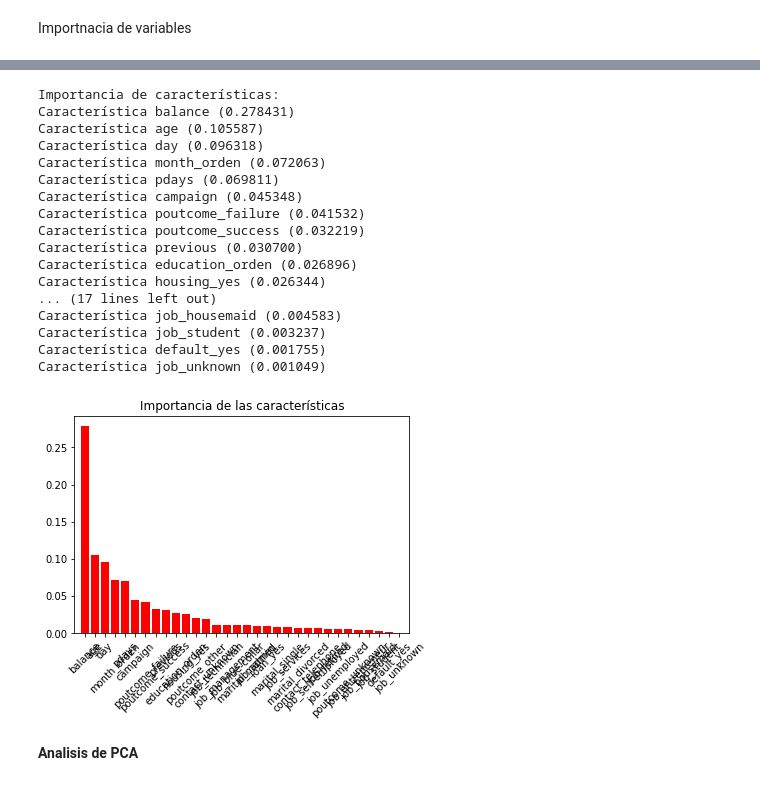
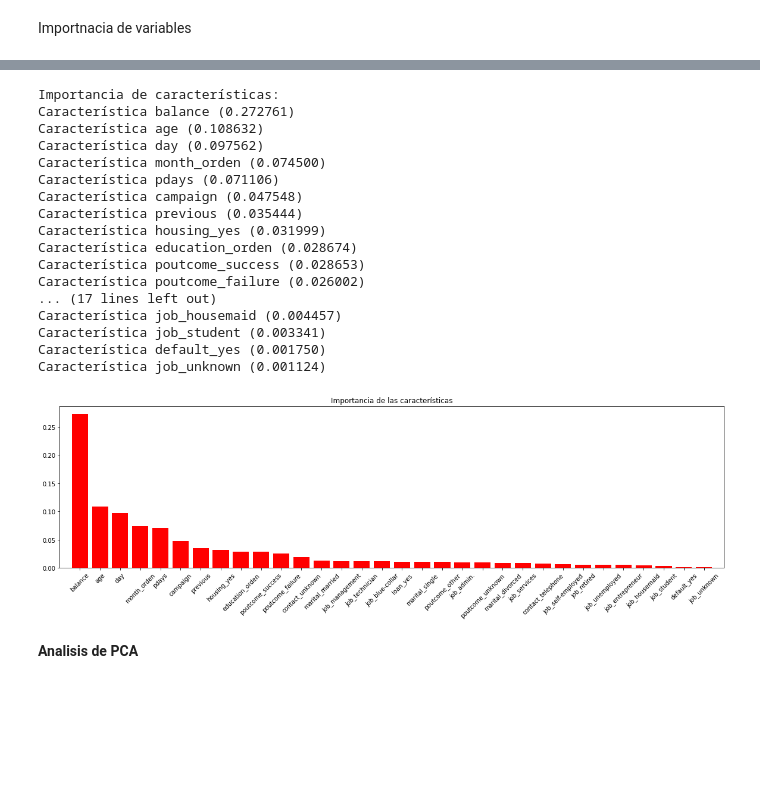
Before and after one commit to leonardo-91/sistemas-inteligentes, a Jupyter notebook: Proyecto_Final_Sistemas_Inteligentes.ipynb, the cells around one changed output, grey strips where cells are left out. Cells and saved outputs as stored; diff of their text form; code cells hidden in the pictures; blank space fills up the shorter version.

```diff
--- a/Proyecto_Final_Sistemas_Inteligentes.ipynb
+++ b/Proyecto_Final_Sistemas_Inteligentes.ipynb
@@ -1288,7 +1335,7 @@ clf.best_score_
 # %% [markdown]
 Importnacia de variables
 # %%
-clf = RandomForestClassifier(n_estimators=100, max_features=.8)
+clf = RandomForestClassifier(n_estimators=128, max_features=.4)
 clf.fit(X_trainPF, y_trainPF);
 # %%
 prediction_testAM = clf.predict(X_testPF)
@@ -1352,33 +1378,33 @@ for f in range(X_trainPF.shape[1]):
     print("Característica %s (%f)" % (df_temp.columns[int(indices[f])], importances[indices[f]]))
 # %% [output]
 Importancia de características:
-Característica balance (0.278431)
-Característica age (0.105587)
-Característica day (0.096318)
-Característica month_orden (0.072063)
-Característica pdays (0.069811)
-Característica campaign (0.045348)
-Característica poutcome_failure (0.041532)
-Característica poutcome_success (0.032219)
-Característica previous (0.030700)
-Característica education_orden (0.026896)
-Característica housing_yes (0.026344)
+Característica balance (0.272761)
+Característica age (0.108632)
+Característica day (0.097562)
+Característica month_orden (0.074500)
+Característica pdays (0.071106)
+Característica campaign (0.047548)
+Característica previous (0.035444)
+Característica housing_yes (0.031999)
+Característica education_orden (0.028674)
+Característica poutcome_success (0.028653)
+Característica poutcome_failure (0.026002)
 ... (17 lines left out)
-Característica job_housemaid (0.004583)
-Característica job_student (0.003237)
-Característica default_yes (0.001755)
-Característica job_unknown (0.001049)
+Característica job_housemaid (0.004457)
+Característica job_student (0.003341)
+Característica default_yes (0.001750)
+Característica job_unknown (0.001124)
 # %%
-plt.figure()
+plt.figure(figsize=(20,5))
 plt.title("Importancia de las características")
 plt.bar(range(X_trainPF.shape[1]), importances[indices],
        color="r", align="center")
 xticks_labels = [df_temp.columns[i] for i in indices]
 plt.xticks(range(X2_scaler.shape[1]), xticks_labels, rotation=45)
 plt.xlim([-1, X2_scaler.shape[1]])
 plt.show()
 # %% [output]
-[figure, old version]
+[figure, new version]
 # %% [markdown]
 **Analisis de PCA**
 # %%
```
Also changed, not shown: parts of 25 cells of this notebook.
